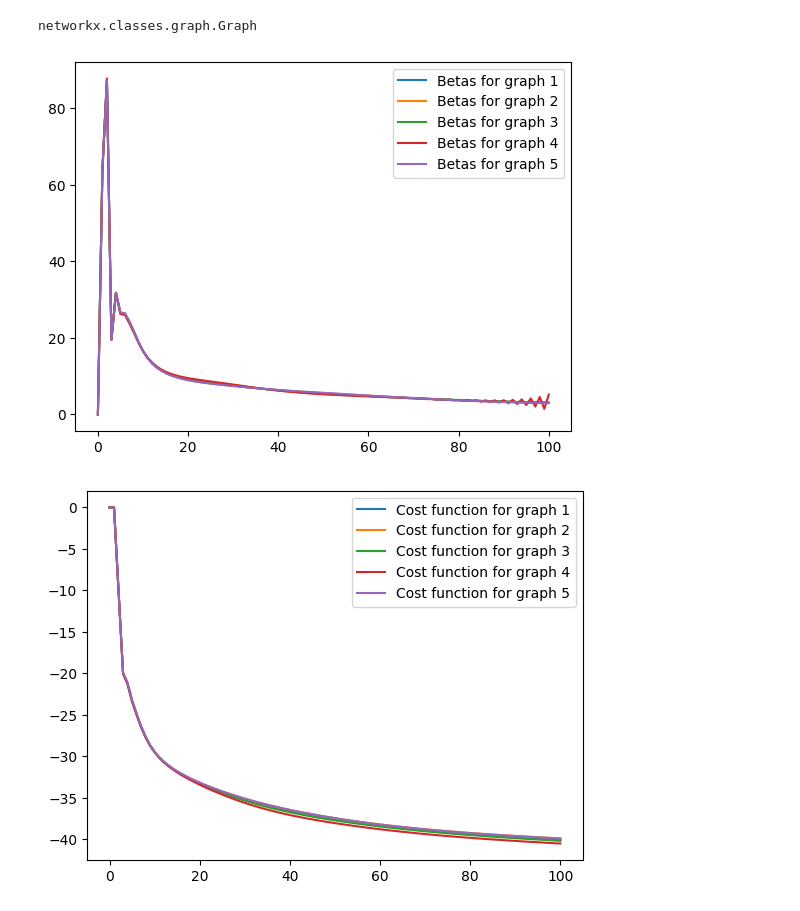
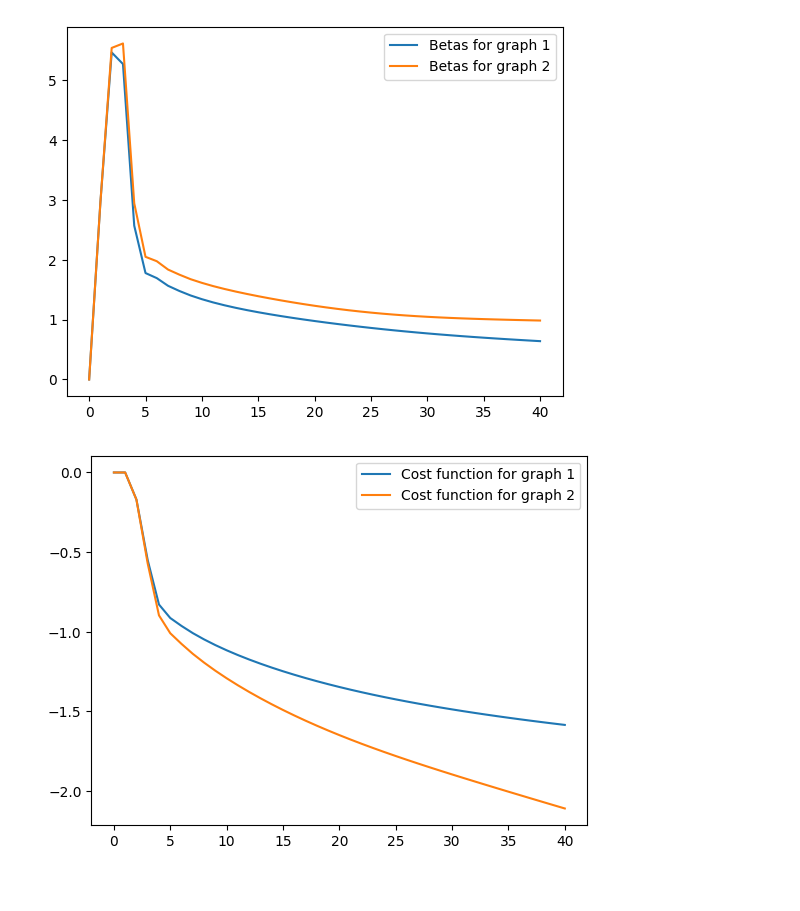
Before and after one commit to JoshuaFoate/FALQON, a Jupyter notebook: FALQONTesting.ipynb, the cells around one changed output. Cells and saved outputs as stored; diff of their text form; code cells hidden in the pictures.

Commit message:
6 qubit analysis

```diff
--- a/FALQONTesting.ipynb
+++ b/FALQONTesting.ipynb
@@ -135,8 +135,8 @@ def exeFALQON(graphs, qubits):
         eigenValues_p = eigenValues(H_p)
         eigenVectors_d = eigenVectors(H_d)
         eigenValues_d = eigenValues(H_d)
-        dt = 0.003 #Time step
-        n_steps = 100 #Number of steps
+        dt = 0.03 #Time step
+        n_steps = 40 #Number of steps
         beta = [0] #Empty array to store betas with the 0th element being 0
         psi_list = []
         phi_list = []
@@ -175,8 +175,13 @@ def exeFALQON(graphs, qubits):
     return beta_values, cost_function_values, phi_values, H_p_eigenValues, graphs
 # %%
 k = 3
-qubits = 8
-num_graphs = 20
+qubits = 6
+num_graphs = 10
 #edges = [(0, 1), (1, 2), (2, 0), (2, 3), (1, 4)]
 #graphs = nx.Graph(edges)
 graphs = generate_graphs(k, qubits, num_graphs)
+graph1 = graphs.copy()
+graph2 = graphs.copy()
+print(graphs)
+print(graph1)
+print(graph2)
@@ -192,27 +203,23 @@ print(graphs[2][0].edges)
-# %%
-type(graphs[0][0])
-# %% [output]
-networkx.classes.graph.Graph
 # %%
 plt.plot(beta[0], label = "Betas for graph 1")
 plt.plot(beta[1], label = "Betas for graph 2")
-plt.plot(beta[2], label = "Betas for graph 3")
+#plt.plot(beta[2], label = "Betas for graph 3")
 #plt.plot(beta[3], label = "Betas for graph 4")
 #plt.plot(beta[4], label = "Betas for graph 5")
 #plt.plot(beta[5], label = "Betas for graph 6")
 #plt.plot(beta[6], label = "Betas for graph 7")
 #plt.plot(beta[7], label = "Betas for graph 8")
 #plt.plot(beta[8], label = "Betas for graph 9")
 #plt.plot(beta[9], label = "Betas for graph 10")
 plt.legend()
 plt.show()
 # %% [output]
-[figure, old version]
+[figure, new version]
 # %%
 plt.plot(cost_function[0], label = "Cost function for graph 1")
 plt.plot(cost_function[1], label = "Cost function for graph 2")
-plt.plot(cost_function[2], label = "Cost function for graph 3")
-plt.plot(cost_function[3], label = "Cost function for graph 4")
+#plt.plot(cost_function[2], label = "Cost function for graph 3")
+#plt.plot(cost_function[3], label = "Cost function for graph 4")
 #plt.plot(cost_function[4], label = "Cost function for graph 5")
 #plt.plot(cost_function[5], label = "Cost function for graph 6")
 #plt.plot(cost_function[6], label = "Cost function for graph 7")
@@ -222,7 +229,7 @@ plt.plot(cost_function[3], label = "Cost function for graph 4")
 plt.legend()
 plt.show()
 # %% [output]
-[figure, old version]
+[figure, new version]
 # %%
 approximation_ratio1 = cost_function[0]/eigenValues_p[0][0]
 approximation_ratio2 = cost_function[1]/eigenValues_p[1][0]
```
Also changed, not shown: parts of 27 cells of this notebook.
